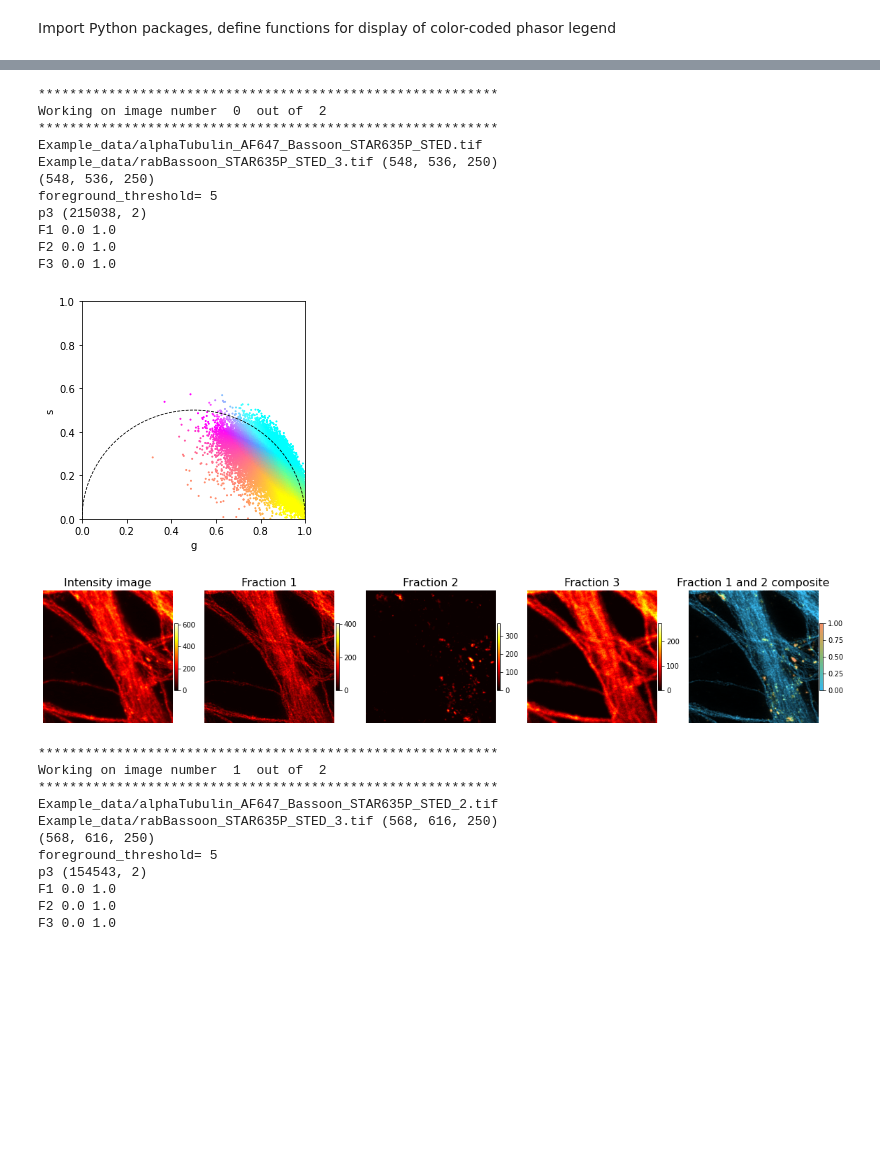
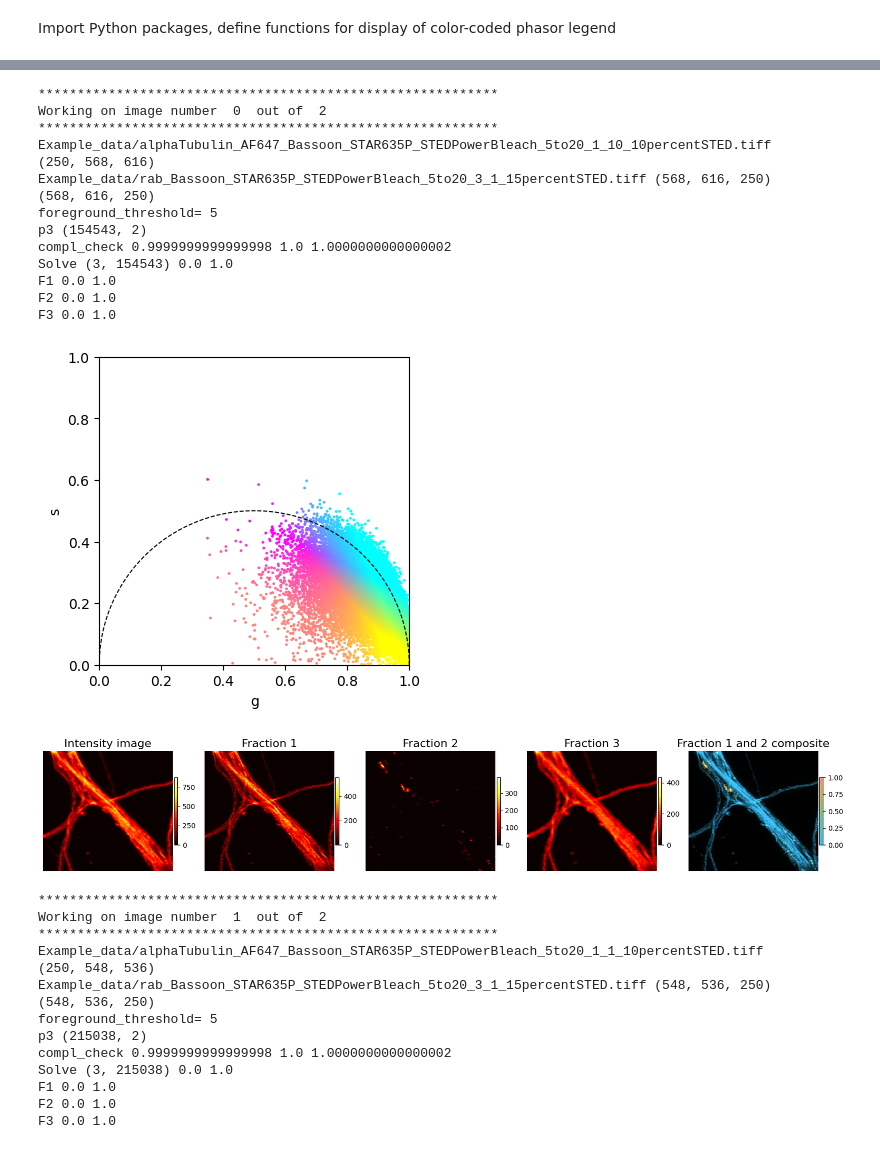
Before and after one commit to FLClab/2-Species-SPLIT-STED, a Jupyter notebook: Unmixing/Unmixing_2SpeciesSPLITSTED.ipynb, the cells around one changed output, grey strips where cells are left out. Saved outputs shown, nothing was run; the diff lists cells and outputs as text; code cells hidden in the pictures; blank space fills up the shorter version.

Commit message:
Changed unmixing jupyter notebook to work with new mutlichannel tiff files

```diff
--- a/Unmixing/Unmixing_2SpeciesSPLITSTED.ipynb
+++ b/Unmixing/Unmixing_2SpeciesSPLITSTED.ipynb
@@ -105,18 +105,18 @@ params_dict = {
 }
 
 #Control images dye 1
-f1="Example_data/alphaTubulin_AF647_Conf.tif"
-f2="Example_data/alphaTubulin_AF647_STED_1.tif"
-f3= "Example_data/alphaTubulin_AF647_STED_2.tif"
-f4="Example_data/alphaTubulin_AF647_STED_3.tif"
+f1="Example_data/alphaTubulin_AF647_STEDPowerBleach_5to20_1_18_5percentSTED.tiff"
+f2="Example_data/alphaTubulin_AF647_STEDPowerBleach_5to20_1_18_5percentSTED.tiff"
+f3= "Example_data/alphaTubulin_AF647_STEDPowerBleach_5to20_1_19_10percentSTED.tiff"
+f4="Example_data/alphaTubulin_AF647_STEDPowerBleach_5to20_1_6_15percentSTED.tiff"
 #Control images dye 2
-f5="Example_data/rabBassoon_STAR635P_Conf.tif"
-f6="Example_data/rabBassoon_STAR635P_STED_1.tif"
-f7="Example_data/rabBassoon_STAR635P_STED_2.tif"
-f8="Example_data/rabBassoon_STAR635P_STED_3.tif"
+f5="Example_data/rab_Bassoon_STAR635P_STEDPowerBleach_5to20_3_5_5percentSTED.tiff"
+f6="Example_data/rab_Bassoon_STAR635P_STEDPowerBleach_5to20_3_5_5percentSTED.tiff"
+f7="Example_data/rab_Bassoon_STAR635P_STEDPowerBleach_5to20_3_0_10percentSTED.tiff"
+f8="Example_data/rab_Bassoon_STAR635P_STEDPowerBleach_5to20_3_1_15percentSTED.tiff"
 #Mixed images
-fm1="Example_data/alphaTubulin_AF647_Bassoon_STAR635P_STED.tif"
-fm2="Example_data/alphaTubulin_AF647_Bassoon_STAR635P_STED_2.tif"
+fm1="Example_data/alphaTubulin_AF647_Bassoon_STAR635P_STEDPowerBleach_5to20_1_10_10percentSTED.tiff"
+fm2="Example_data/alphaTubulin_AF647_Bassoon_STAR635P_STEDPowerBleach_5to20_1_1_10percentSTED.tiff"
 #List of filenames
 filenamescontrol = [f1,f2,f3,f4,f5,f6,f7,f8]
 mixedimages=[fm1,fm2]
@@ -145,7 +145,8 @@ for i, msr in enumerate(filenamescontrol) :
     imagemsr = load_image(msr)
     #imagemsr=imagemsr-2**15
 
-    image1=select_channel(image1,keys[i])
+    image1=select_channel(imagemsr,keys[i])
+    print(numpy.min(image1),numpy.max(image1))
     print(msr, image1.shape)
     imsum = image1[:,:,10:111].sum(axis=2)
     imsum = imsum.astype('int16')
@@ -269,12 +279,13 @@ for m,mixedimage in enumerate(mixedimages):
     df = pandas.DataFrame(columns=['x', 'y'])
     dg = pandas.DataFrame(columns=['g', 's'])
     print("***********************************************************")
-    print("Working on image number ",m," out of ",len(mixedimages))
+    print("Working on image number ",m+1," out of ",len(mixedimages))
     print("***********************************************************")
 
     print(mixedimage)
-    image1 = tifffile.imread(mixedimage)
-    image1=image1-2**15
+    imagemixed = load_image(mixedimage)
+    #image1=image1-2**15
+    image1=select_channel(imagemixed,keys[-1])
     print(msr, image1.shape)
     print(image1.shape)
     imsum = image1[:,:,10:111].sum(axis=2)
@@ -371,47 +382,53 @@ for m,mixedimage in enumerate(mixedimages):
     #cbar.set_label("Intensity", fontsize=12)
     cbar =fig_im3.colorbar(imsum_flat3,ax=ax_im3[1], fraction=0.025, pad=0.01)
     #cbar.set_label("Intensity", fontsize=12)
     cbar2 =fig_im3.colorbar(imsum_flat5,ax=ax_im3[2], fraction=0.025, pad=0.01)
     #cbar2.set_label("Intensity", fontsize=12)
     cbar3 =fig_im3.colorbar(imsum_flat6,ax=ax_im3[3], fraction=0.025, pad=0.01)
     #cbar3.set_label("Intensity", fontsize=12)
 
 
     #imsum = indexes2intensity5(original_idxes, imsum, t2[0,:])
     overlayer = LifetimeOverlayer(imsum_flat_bi, difference/difference.max(), cname="CET-I1")
     lifetime_rgb, cmap = overlayer.get_overlay(
         lifetime_minmax=(0., 1),
         intensity_minmax=(0, 0.5) # inTensity saturated to get more bright regions
                 )
 
     imsum_flattt =ax_im3[4].imshow(lifetime_rgb)
     cbar4 = fig_im3.colorbar(cmap,ax=ax_im3[4],fraction=0.025, pad=0.01)
 
     imagecomp = numpy.dstack((fraction1,fraction2))
     imagecomp = numpy.moveaxis(imagecomp, 2, 0)
     pyplot.show()
 # %% [output]
 ***********************************************************
 Working on image number  0  out of  2
 ***********************************************************
-Example_data/alphaTubulin_AF647_Bassoon_STAR635P_STED.tif
-Example_data/rabBassoon_STAR635P_STED_3.tif (548, 536, 250)
-(548, 536, 250)
+Example_data/alphaTubulin_AF647_Bassoon_STAR635P_STEDPowerBleach_5to20_1_10_10percentSTED.tiff
+(250, 568, 616)
+Example_data/rab_Bassoon_STAR635P_STEDPowerBleach_5to20_3_1_15percentSTED.tiff (568, 616, 250)
+(568, 616, 250)
 foreground_threshold= 5
-p3 (215038, 2)
+p3 (154543, 2)
+compl_check 0.9999999999999998 1.0 1.0000000000000002
+Solve (3, 154543) 0.0 1.0
 F1 0.0 1.0
 F2 0.0 1.0
 F3 0.0 1.0
-[figure, old version]
+[figure, new version]
-[figure, old version]
+[figure, new version]
 ***********************************************************
 Working on image number  1  out of  2
 ***********************************************************
-Example_data/alphaTubulin_AF647_Bassoon_STAR635P_STED_2.tif
-Example_data/rabBassoon_STAR635P_STED_3.tif (568, 616, 250)
-(568, 616, 250)
+Example_data/alphaTubulin_AF647_Bassoon_STAR635P_STEDPowerBleach_5to20_1_1_10percentSTED.tiff
+(250, 548, 536)
+Example_data/rab_Bassoon_STAR635P_STEDPowerBleach_5to20_3_1_15percentSTED.tiff (548, 536, 250)
+(548, 536, 250)
 foreground_threshold= 5
-p3 (154543, 2)
+p3 (215038, 2)
+compl_check 0.9999999999999998 1.0 1.0000000000000002
+Solve (3, 215038) 0.0 1.0
 F1 0.0 1.0
 F2 0.0 1.0
 F3 0.0 1.0
```
Also changed, not shown: parts of 4 cells of this notebook, 1 other file.
